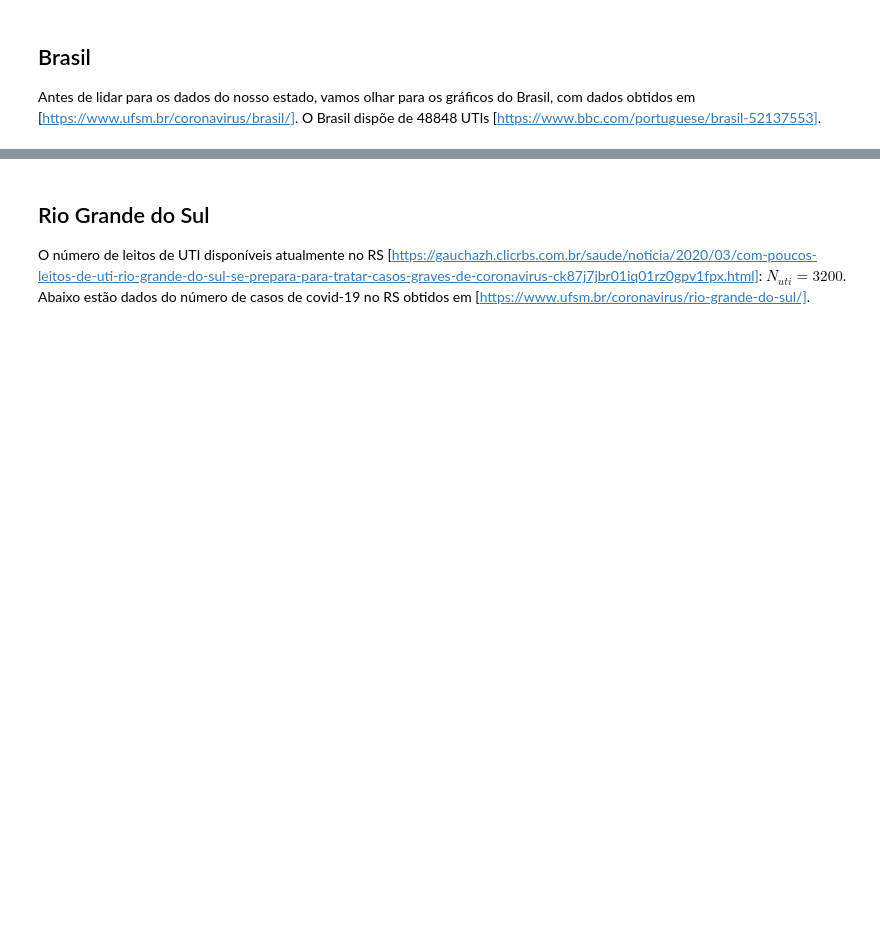
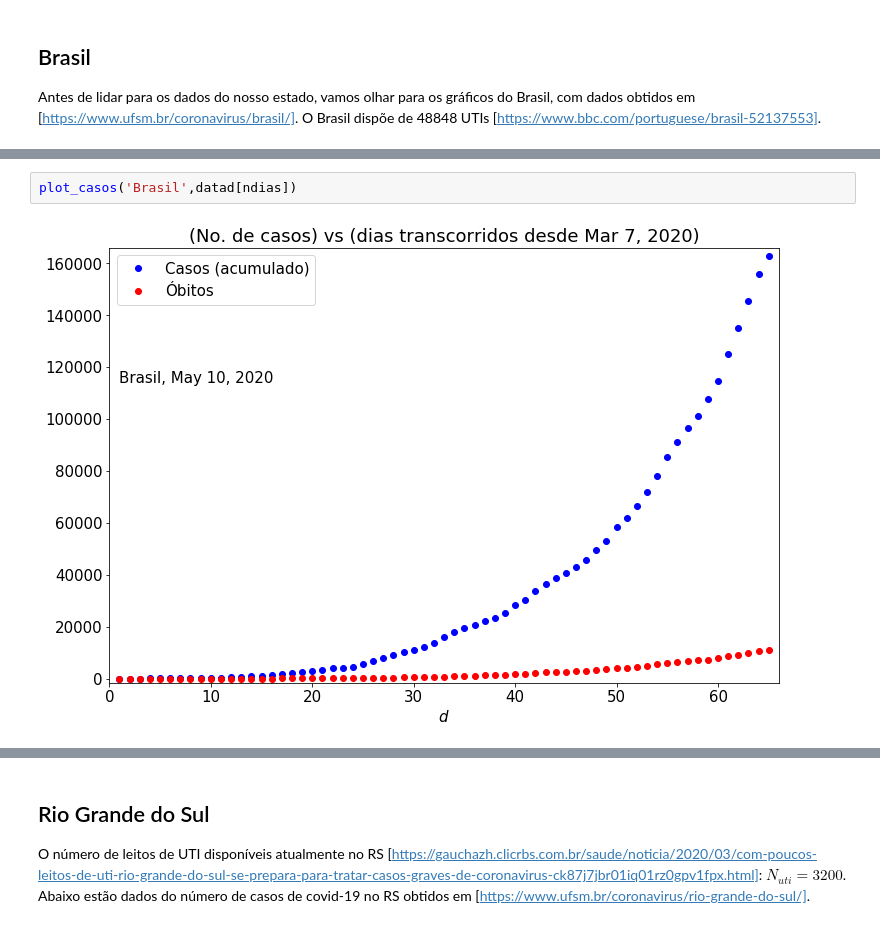
Before and after one commit to jonasmaziero/jupyterQ, a Jupyter notebook: covid19.ipynb, the cells around one changed output, grey strips where cells are left out. Drawn from its saved outputs; the diff is of its cells as text; blank space fills up the shorter version.

```diff
--- a/covid19.ipynb
+++ b/covid19.ipynb
@@ -206,3 +225,7 @@ plot_casos('Brasil',data)
+# %%
+plot_casos('Brasil',datad[ndias])
+# %% [output]
+[figure, added]
 # %%
 ifel = 7; ifec = 16; ifd = 32; Nuti = 48848; Puti = 15; lugar = 'Brasil'; data = datad[ndias]
 plot_log10casos(ifel,ifec,ifd,Nuti,Puti,lugar,data)
```
Also changed, not shown: parts of 13 cells of this notebook, 3 other files.
